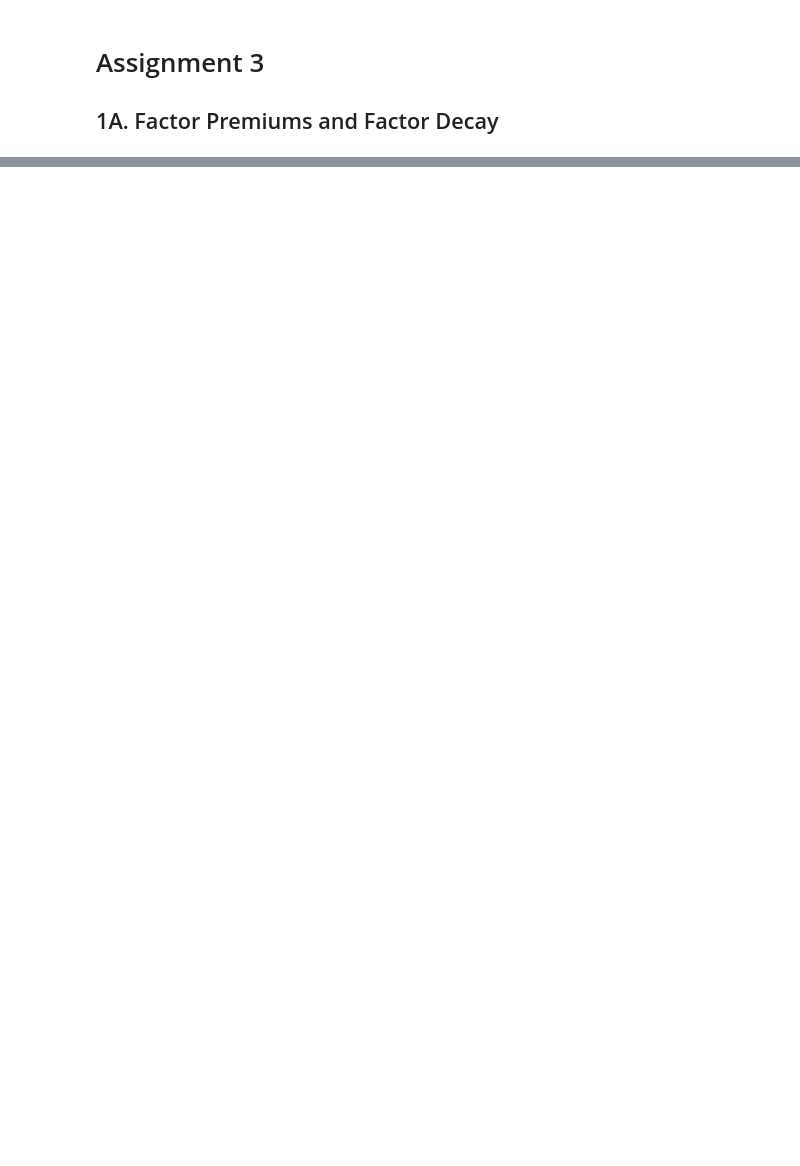
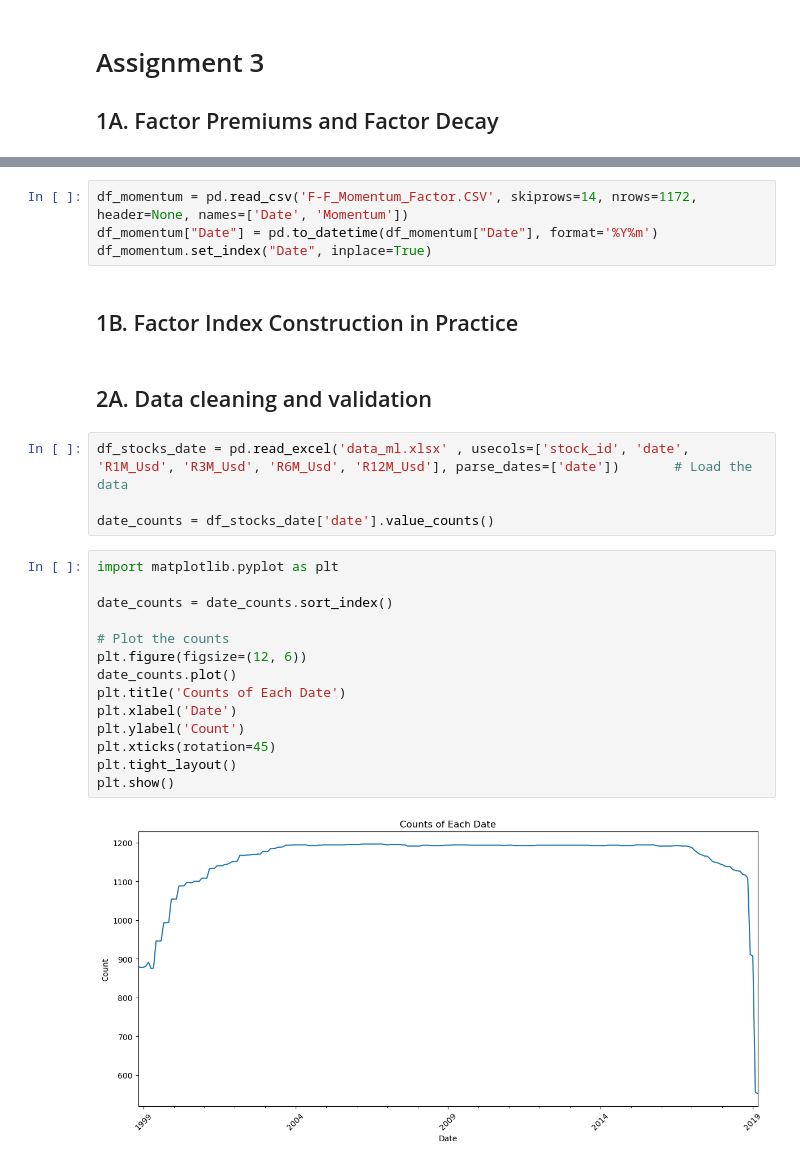
Before and after one commit to KiranReddy0808/FE5108-Portfolio-Theory-and-Investments, a Jupyter notebook: Assignment 3/Assignment3.ipynb, the cells around one changed output, grey strips where cells are left out. Drawn from its saved outputs; the diff is of its cells as text; blank space fills up the shorter version.

```diff
--- a/Assignment 3/Assignment3.ipynb
+++ b/Assignment 3/Assignment3.ipynb
@@ -109,0 +142,28 @@ Mkt-RF: 2.6632732610065117
+# %%
+df_momentum = pd.read_csv('F-F_Momentum_Factor.CSV', skiprows=14, nrows=1172, header=None, names=['Date', 'Momentum'])
+df_momentum["Date"] = pd.to_datetime(df_momentum["Date"], format='%Y%m')
+df_momentum.set_index("Date", inplace=True)
+# %% [markdown]
+## 1B. Factor Index Construction in Practice
+# %% [markdown]
+## 2A. Data cleaning and validation
+# %%
+df_stocks_date = pd.read_excel('data_ml.xlsx' , usecols=['stock_id', 'date', 'R1M_Usd', 'R3M_Usd', 'R6M_Usd', 'R12M_Usd'], parse_dates=['date'])       # Load the data
+
+date_counts = df_stocks_date['date'].value_counts()
+# %%
+import matplotlib.pyplot as plt
+
+date_counts = date_counts.sort_index()
+
+# Plot the counts
+plt.figure(figsize=(12, 6))
+date_counts.plot()
+plt.title('Counts of Each Date')
+plt.xlabel('Date')
+plt.ylabel('Count')
+plt.xticks(rotation=45)
+plt.tight_layout()
+plt.show()
+# %% [output]
+[figure, added]
```
Also changed, not shown: parts of 9 cells of this notebook, 8 other files.
